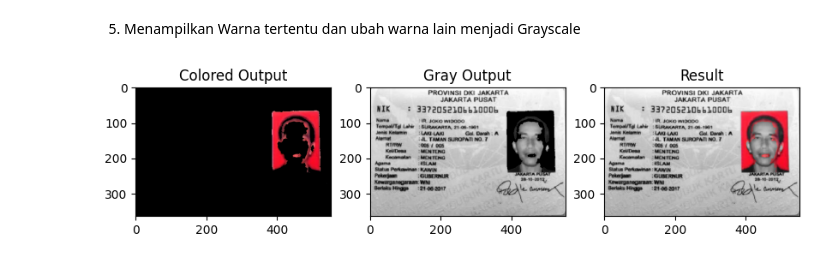
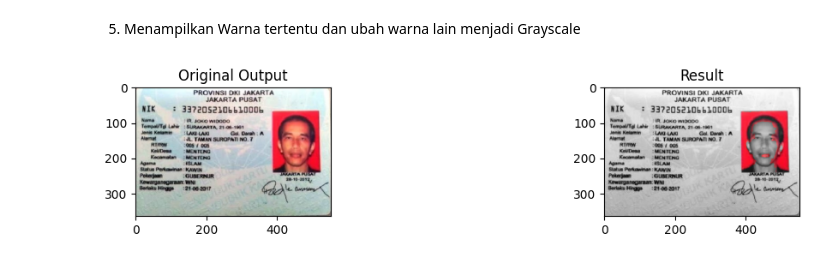
Before and after one commit to AgungA1/Agung-Malik-Qindy_2141720114_PCVK, a Jupyter notebook: Week3.ipynb, the cells around one changed output. Cells and saved outputs as stored; diff of their text form; code cells hidden in the pictures.

```diff
--- a/Week3.ipynb
+++ b/Week3.ipynb
@@ -162,37 +162,35 @@ ax[1].imshow(gray_img_lum, cmap = 'gray')
 5. Menampilkan Warna tertentu dan ubah warna lain menjadi Grayscale
 # %%
 img = cv2.imread('/content/drive/MyDrive/Colab Notebooks/Computer Vision/Pertemuan 3/KTP.jpg')
+
+img_rgb = cv.cvtColor(img,cv.COLOR_BGR2RGB) # konversi channel BGR -> RGB
 
 gray = cv2.cvtColor(img, cv2.COLOR_BGR2GRAY)
 gray = cv2.merge([gray, gray, gray])
 
 hsv = cv2.cvtColor(img, cv2.COLOR_BGR2HSV)
 
 lower = np.array([35, 90, 88])
 upper = np.array([179, 255, 255])
 
 mask = cv2.inRange(hsv, lower, upper)
 
 colored_output = cv2.bitwise_and(img, img, mask=mask)
 
 gray_output = cv2.bitwise_and(gray, gray, mask=255-mask)
 
 result = cv2.add(colored_output, gray_output)
 
 plt.figure(figsize=(10, 10))
 
 plt.subplot(1, 3, 1)
-plt.imshow(cv2.cvtColor(colored_output, cv2.COLOR_BGR2RGB))
-plt.title('Colored Output')
-
-plt.subplot(1, 3, 2)
-plt.imshow(cv2.cvtColor(gray_output, cv2.COLOR_BGR2RGB))
-plt.title('Gray Output')
+plt.imshow(img_rgb)
+plt.title('Original Output')
 
 plt.subplot(1, 3, 3)
 plt.imshow(cv2.cvtColor(result, cv2.COLOR_BGR2RGB))
 plt.title('Result')
 
 plt.show()
 # %% [output]
-[figure, old version]
+[figure, new version]
```
